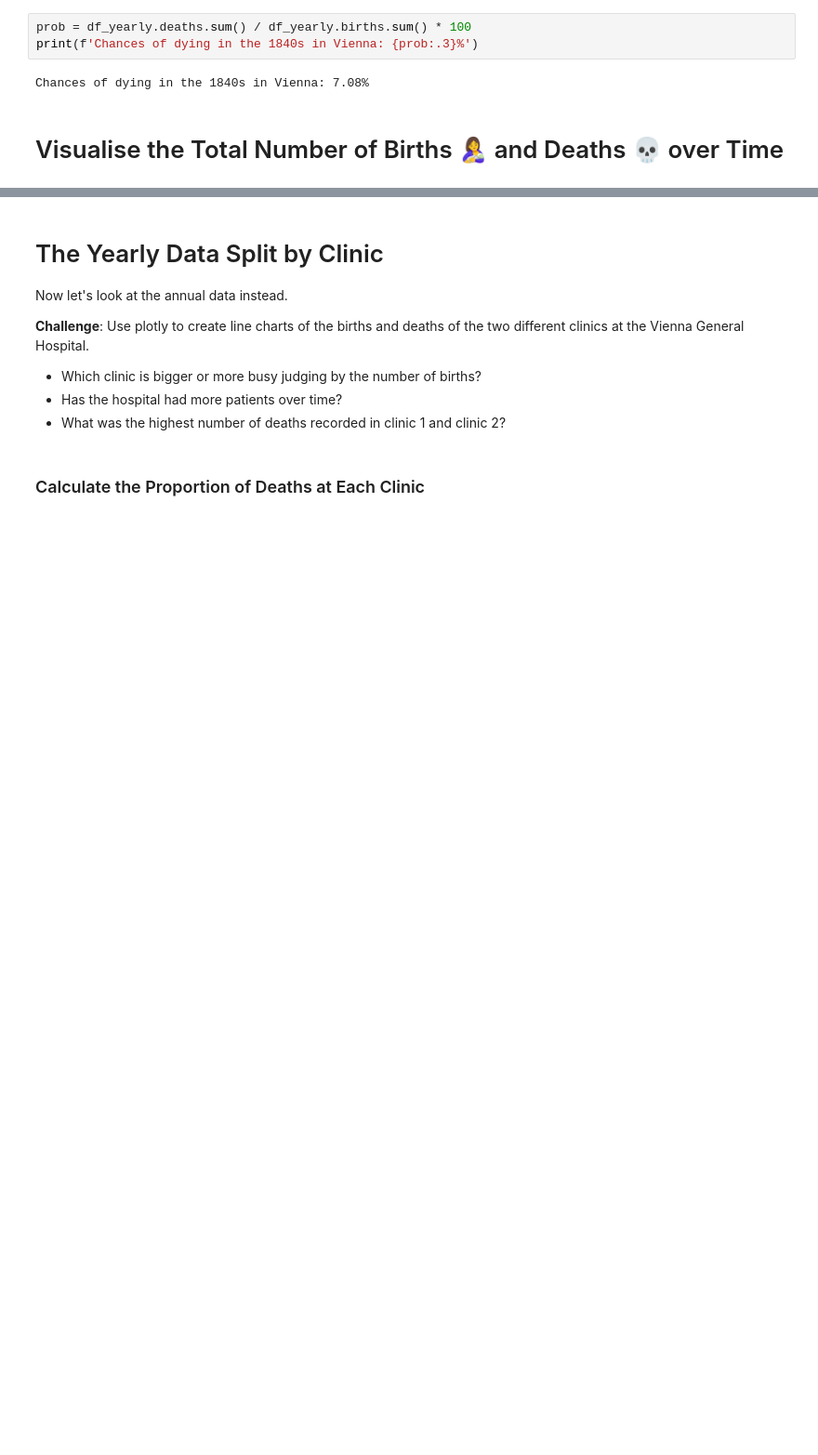
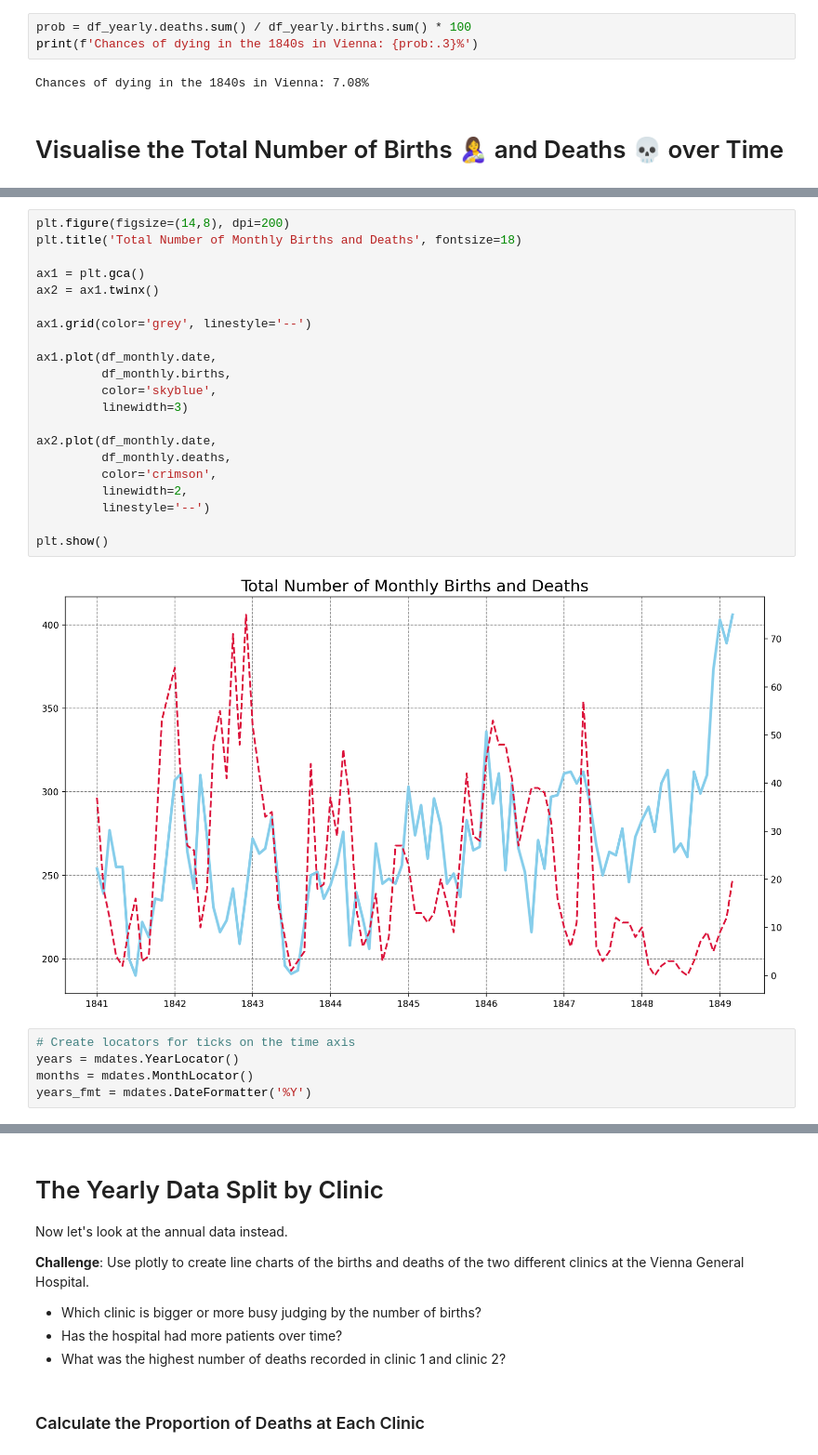
Before and after one commit to shahiddhariwala/dr_semmelweis_handwashing_discovery_data_analysis, a Jupyter notebook: Dr_Semmelweis_Handwashing_Discovery.ipynb, the cells around one changed output, grey strips where cells are left out. Shown: that part at 93% size. Cells and saved outputs as stored; diff of their text form; blank space fills up the shorter version.

Commit message:
Birth vs Death monthly plot

```diff
--- a/Dr_Semmelweis_Handwashing_Discovery.ipynb
+++ b/Dr_Semmelweis_Handwashing_Discovery.ipynb
@@ -187,3 +187,31 @@ Chances of dying in the 1840s in Vienna: 7.08%
 * Use a dashed line style for the number of deaths
 * Change the line thickness to 3 and 2 for the births and deaths respectively.
 * Do you notice anything in the late 1840s?
+# %%
+plt.figure(figsize=(14,8), dpi=200)
+plt.title('Total Number of Monthly Births and Deaths', fontsize=18)
+
+ax1 = plt.gca()
+ax2 = ax1.twinx()
+
+ax1.grid(color='grey', linestyle='--')
+
+ax1.plot(df_monthly.date,
+         df_monthly.births,
+         color='skyblue',
+         linewidth=3)
+
+ax2.plot(df_monthly.date,
+         df_monthly.deaths,
+         color='crimson',
+         linewidth=2,
+         linestyle='--')
+
+plt.show()
+# %% [output]
+[figure, added]
+# %%
+# Create locators for ticks on the time axis
+years = mdates.YearLocator()
+months = mdates.MonthLocator()
+years_fmt = mdates.DateFormatter('%Y')
```
Also changed, not shown: parts of 1 cell of this notebook.
